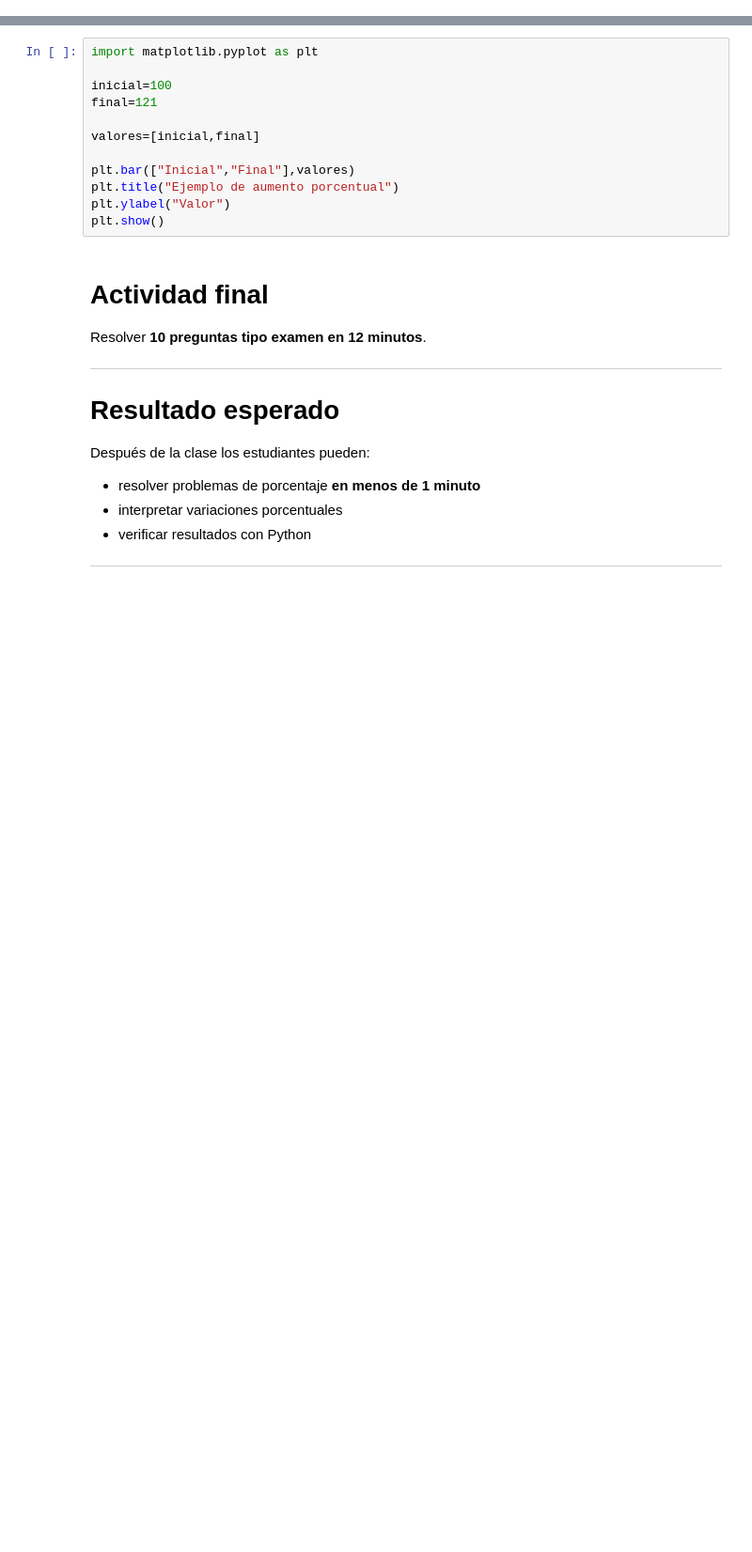
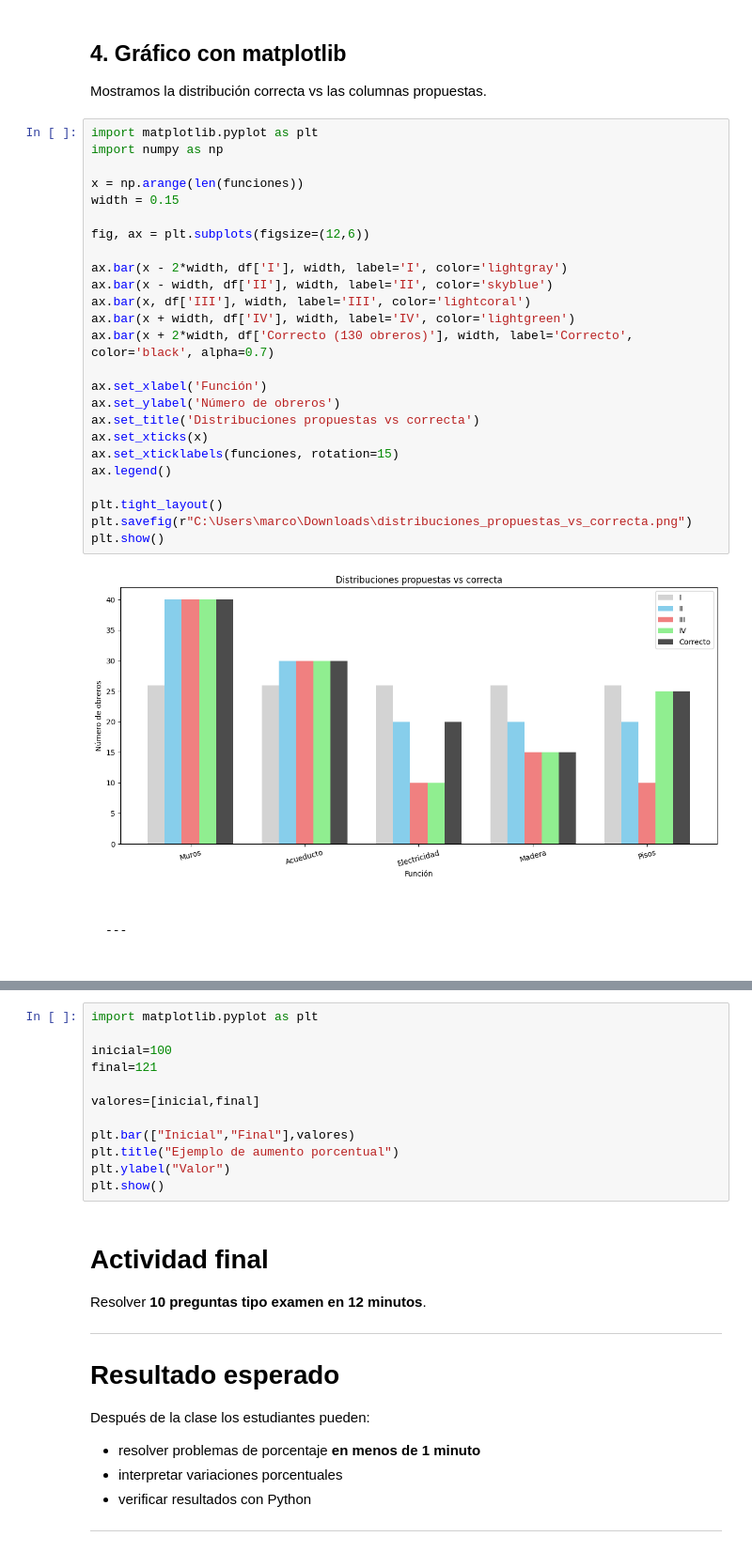
Before and after one commit to marco-canas/camino-udea, a Jupyter notebook: 4_esquemas_proporcionalidad/clase_05_relaciones_directas_e_inversas/clase_05_relaciones_directas_e_nversas.ipynb, the cells around one changed output, grey strips where cells are left out. Shown at 94% size. Cells and saved outputs as stored; diff of their text form; blank space fills up the shorter version.

````diff
--- a/4_esquemas_proporcionalidad/clase_05_relaciones_directas_e_inversas/clase_05_relaciones_directas_e_nversas.ipynb
+++ b/4_esquemas_proporcionalidad/clase_05_relaciones_directas_e_inversas/clase_05_relaciones_directas_e_nversas.ipynb
@@ -616,0 +797,36 @@ Ejemplo de variación porcentual.
+# %% [markdown]
+
+## **4. Gráfico con matplotlib**
+
+Mostramos la distribución correcta vs las columnas propuestas.
+# %%
+import matplotlib.pyplot as plt
+import numpy as np
+
+x = np.arange(len(funciones))
+width = 0.15
+
+fig, ax = plt.subplots(figsize=(12,6))
+
+ax.bar(x - 2*width, df['I'], width, label='I', color='lightgray')
+ax.bar(x - width, df['II'], width, label='II', color='skyblue')
+ax.bar(x, df['III'], width, label='III', color='lightcoral')
+ax.bar(x + width, df['IV'], width, label='IV', color='lightgreen')
+ax.bar(x + 2*width, df['Correcto (130 obreros)'], width, label='Correcto', color='black', alpha=0.7)
+
+ax.set_xlabel('Función')
+ax.set_ylabel('Número de obreros')
+ax.set_title('Distribuciones propuestas vs correcta')
+ax.set_xticks(x)
+ax.set_xticklabels(funciones, rotation=15)
+ax.legend()
+
+plt.tight_layout()
+plt.savefig(r"C:\Users\marco\Downloads\distribuciones_propuestas_vs_correcta.png")
+plt.show()
+# %% [output]
+[figure, added]
+# %% [markdown]
+```
+
+---
````
Also changed, not shown: parts of 45 cells of this notebook, 10 other files.
